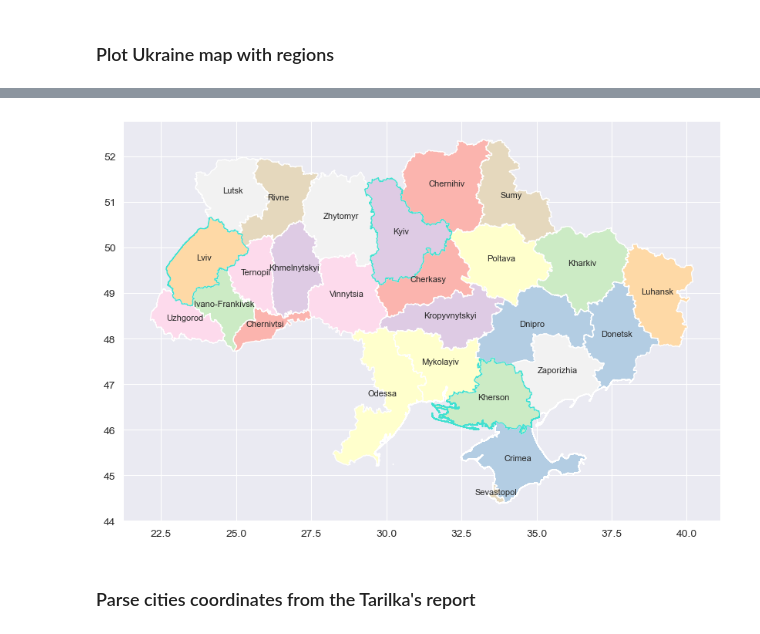
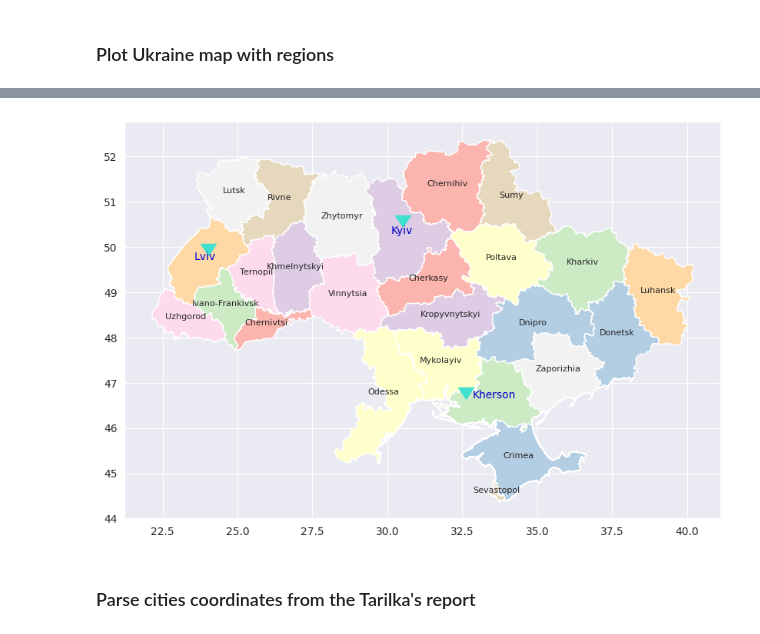
Before and after one commit to alorthius/tarilka, a Jupyter notebook: proj.ipynb, the cells around one changed output, grey strips where cells are left out. Cells and saved outputs as stored; diff of their text form; code cells hidden in the pictures.

Commit message:
visualize different warehouses

```diff
--- a/proj.ipynb
+++ b/proj.ipynb
@@ -45,21 +46,27 @@ warehouses = {'Lviv', 'Kyiv', 'Kherson'}
 # cities for new warehouses
 possible_warehouses = set(df_regions['NAME_1'].to_numpy()).difference(warehouses).difference({'Crimea', 'Sevastopol'})
 # %%
-def plot_map(df, ax: plt.axes = None, new_warehouse: str = None) -> None:
+def plot_map(df, ax: plt.axes = None, new_warehouses: frozenset[str] = frozenset()) -> None:
     ax = df.plot(ax=ax, cmap='Pastel1', figsize=(10, 10))
 
     # add regions names into the center of each shape
-    df.apply(lambda x: plt.annotate(text=x['NAME_1'], xy=x.geometry.centroid.coords[0], ha='center', fontsize=8), axis=1)
+    df.apply(lambda x: plt.annotate(text=x['NAME_1'], xy=x.geometry.centroid.coords[0], ha='center', fontsize=8) if x['NAME_1'] not in warehouses.union(new_warehouses) else None, axis=1)
+
+    old_warehouses_points = df_cities[df_cities['name'].isin(warehouses)]
+    old_warehouses_points.plot(ax=ax, marker=markers.CARETDOWN, markersize=200, color='turquoise')
+    df.apply(lambda x: plt.annotate(text=x['NAME_1'], xy=x.geometry.centroid.coords[0], ha='center', color='mediumblue', fontsize=10) if x['NAME_1'] in warehouses else None, axis=1)
+
+    if len(new_warehouses) > 0:
+        new_warehouses_points = df_cities[df_cities['name'].isin(new_warehouses)]
+        new_warehouses_points.plot(ax=ax, marker=markers.CARETDOWN, markersize=200, color='red')
+        df.apply(lambda x: plt.annotate(text=x['NAME_1'], xy=x.geometry.centroid.coords[0], ha='center', color='crimson', fontsize=10) if x['NAME_1'] in new_warehouses else None, axis=1)
 
     # highlight the existing warehouses with a balder outline
-    df.loc[df['NAME_1'].isin(warehouses)].plot(ax=ax, facecolor='none', edgecolor='turquoise', linewidth=1)
-
-    if new_warehouse is not None:
-        df.loc[df['NAME_1'] == new_warehouse].plot(ax=ax, facecolor='none', edgecolor='red', linewidth=1)
+    # df.loc[df['NAME_1'].isin(warehouses)].plot(ax=ax, facecolor='none', edgecolor='turquoise', linewidth=1)
 
 plot_map(df_regions)
 # %% [output]
-[figure, old version]
+[figure, new version]
 # %% [markdown]
 ### Parse cities coordinates from the Tarilka's report
 # %%
```
Also changed, not shown: parts of 7 cells of this notebook.
